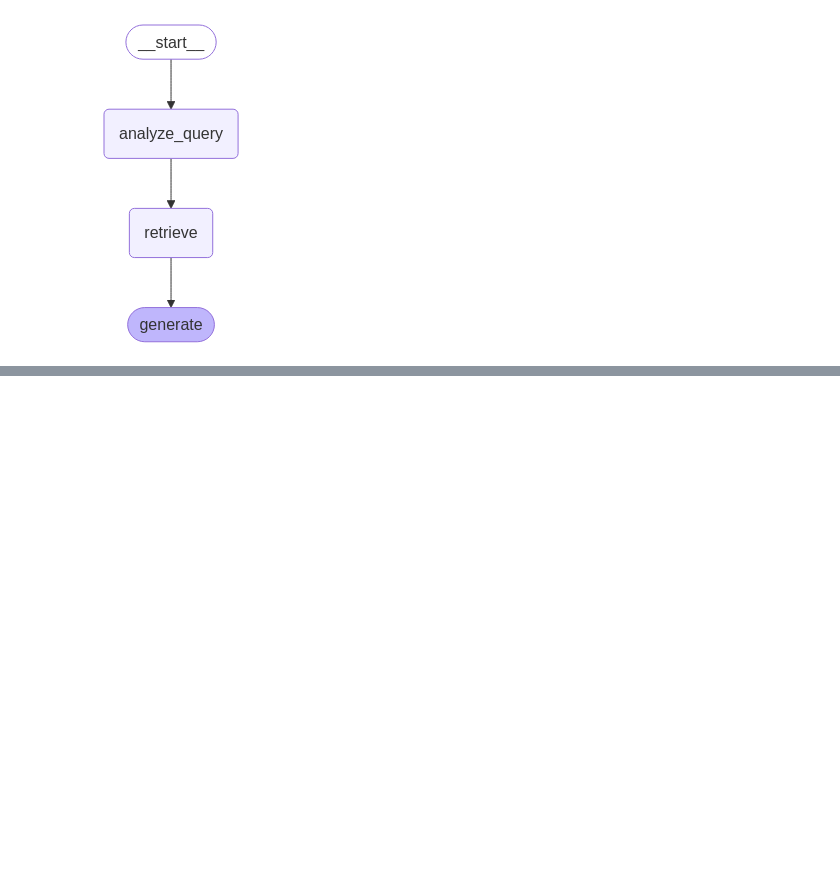
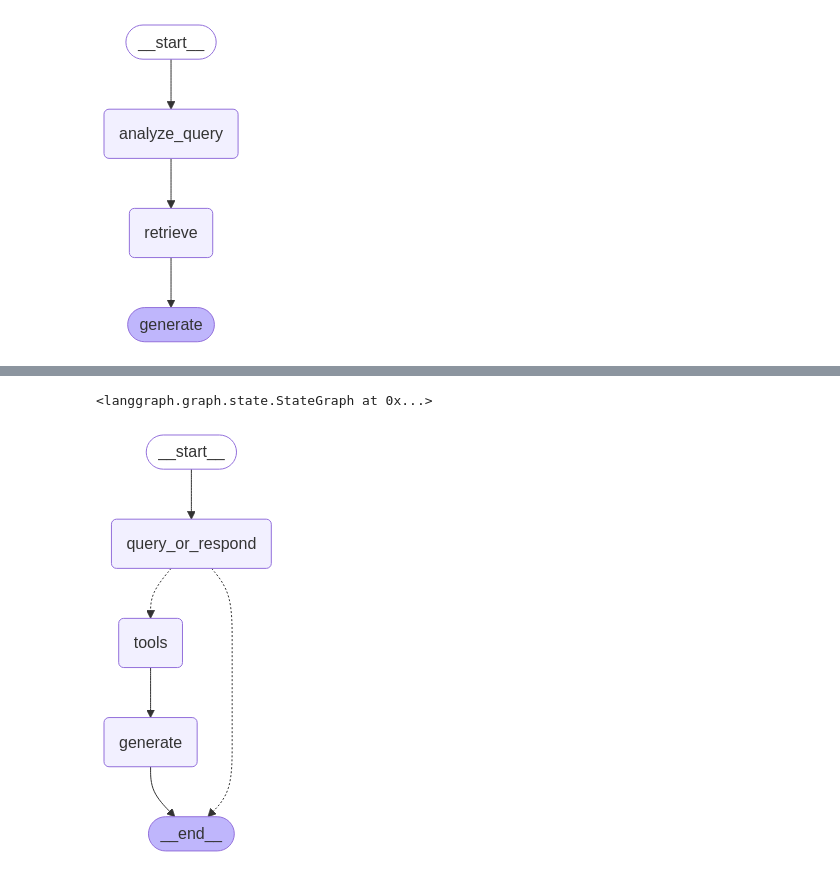
Before and after one commit to CharlesDc9/RAG, a Jupyter notebook: notebooks/test.ipynb, the cells around one changed output, grey strips where cells are left out. Saved outputs shown, nothing was run; the diff lists cells and outputs as text; code cells hidden in the pictures; blank space fills up the shorter version.

```diff
--- a/notebooks/test.ipynb
+++ b/notebooks/test.ipynb
@@ -408,7 +408,7 @@ def retrieve(state: State):
 
 def generate(state: State):
     docs_content = "\n\n".join(doc.page_content for doc in state["context"])
-    messages = prompt.invoke({"question": state["question"], "context": docs_content})
+    messages = custom_rag_prompt.invoke({"question": state["question"], "context": docs_content})
     response = llm.invoke(messages)
     return {"answer": response.content}
 
@@ -432,0 +441,21 @@ Answer: Task decomposition is the process of breaking down a complicated task in
+# %%
+from langgraph.graph import MessagesState, StateGraph
+
+graph_builder = StateGraph(MessagesState)
+# %%
+graph_builder
+# %% [output]
+<langgraph.graph.state.StateGraph at 0x...>
+# %%
+from langchain_core.tools import tool
+
+
+@tool(response_format="content_and_artifact")
+def retrieve(query: str):
+    """Retrieve information related to a query."""
+    retrieved_docs = vector_store.similarity_search(query, k=2)
+    serialized = "\n\n".join(
+        (f"Source: {doc.metadata}\n" f"Content: {doc.page_content}")
+        for doc in retrieved_docs
+    )
+    return serialized, retrieved_docs
@@ -432,0 +514,22 @@ Answer: Task decomposition is the process of breaking down a complicated task in
+# %%
+from langgraph.graph import END
+from langgraph.prebuilt import ToolNode, tools_condition
+
+graph_builder.add_node(query_or_respond)
+graph_builder.add_node(tools)
+graph_builder.add_node(generate)
+
+graph_builder.set_entry_point("query_or_respond")
+graph_builder.add_conditional_edges(
+    "query_or_respond",
+    tools_condition,
+    {END: END, "tools": "tools"},
+)
+graph_builder.add_edge("tools", "generate")
+graph_builder.add_edge("generate", END)
+
+graph = graph_builder.compile()
+# %%
+graph
+# %% [output]
+[figure, added]
```
Also changed, not shown: parts of 14 cells of this notebook.
